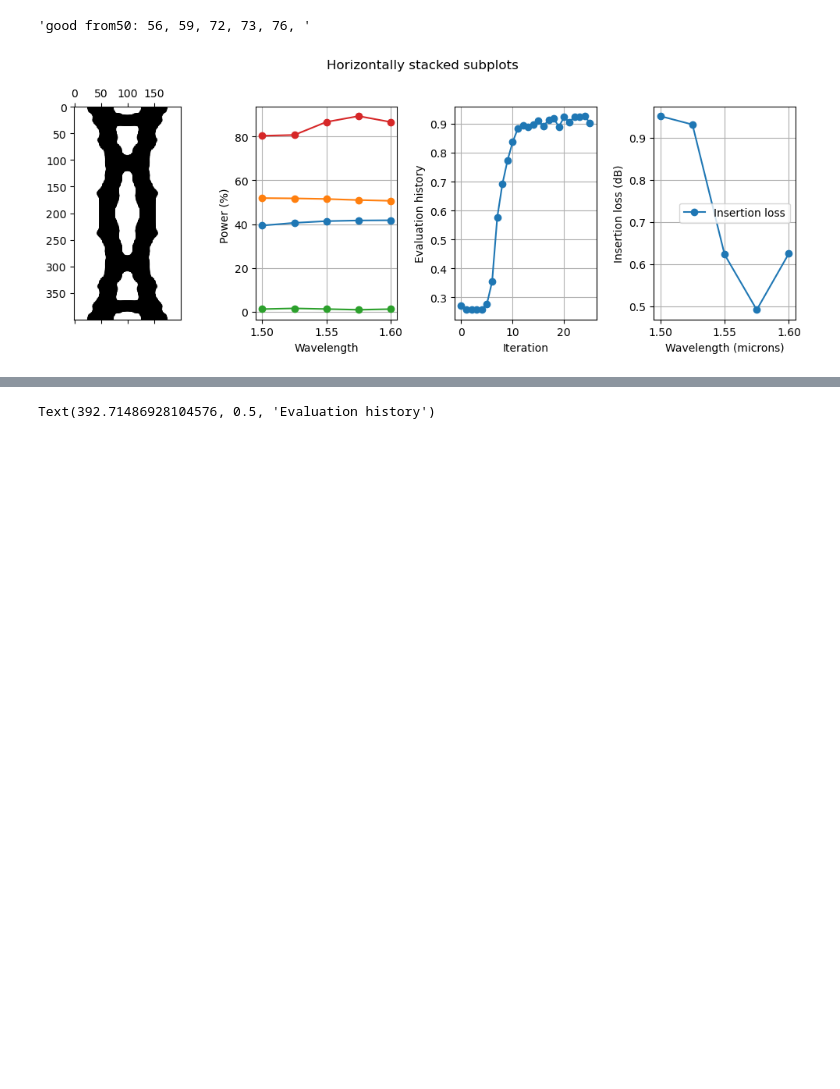
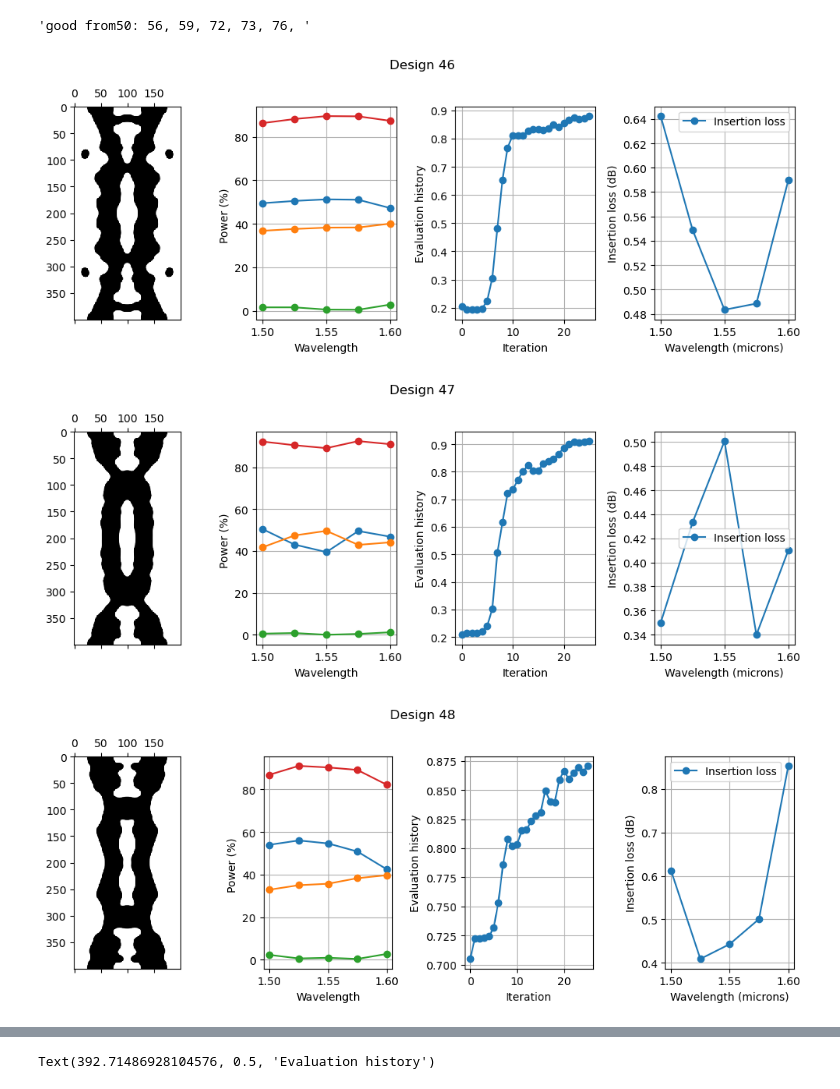
Before and after one commit to satadrudas/Nanophotonic_Design_Optimization_Using_Ising_Machine, a Jupyter notebook: MEEP codes/DC_2D_Dataset_generation/generated_design_verification2.ipynb, the cells around one changed output, grey strips where cells are left out. Cells and saved outputs as stored; diff of their text form; code cells hidden in the pictures; blank space fills up the shorter version.

```diff
--- a/MEEP codes/DC_2D_Dataset_generation/generated_design_verification2.ipynb
+++ b/MEEP codes/DC_2D_Dataset_generation/generated_design_verification2.ipynb
@@ -297,36 +297,38 @@ ref_profile = design[11]#np.abs(ref_coef) **2 / input_flux
 #des=np.load('/home/satadru/Nanophotonic_Design_Optimization_Using_Ising_Machine/MEEP codes/DC_2D_Dataset_generation/20.npy')
 #design[0]=mapping(des, eta_i, 10).reshape(400, 200)
 # %%
-for i in range(55, 56):
+for i in range(46, 57):
 
     #design= np.load("optimized_designs/design_data" + str(i) + ".npy" ,allow_pickle=True)
     #design= np.load("mixed_optimized_designs/gen_design_data" + str(i) + ".npy" ,allow_pickle=True)#584
     design= np.load("mixed_optimized_designs2/gen_design_data" + str(i) + ".npy" ,allow_pickle=True)
 
     fig, (ax1, ax2, ax3,ax4) = plt.subplots(1, 4, figsize=(10,4),tight_layout=True)
-    fig.suptitle('Horizontally stacked subplots')
+    fig.suptitle('Design '+ str(i))
     #fig.tight_layout()
     ax1.matshow(design[0], cmap='gray_r')
 
     ax2.plot(1/frequencies,design[9]*100,'-o' ,label = 'Top Arm Output')
     ax2.plot(1/frequencies,design[10]*100,'-o',label = 'Bottom Arm Output')
     ax2.plot(1/frequencies,(design[11])*100,'-o',label = 'Input arm reflected')
 
-    ax2.plot(1/frequencies,(top_profile + bottom_profile)*100,'-o',label = 'Net output power (%)')
+    ax2.plot(1/frequencies,(design[9] + design[10])*100,'-o',label = 'Net output power (%)')
     ax2.grid(True)
     ax2.set_xlabel('Wavelength')
     ax2.set_ylabel('Power (%) ')
     #ax2.legend()
 
     ax3.plot(design[6],'o-')
     ax3.grid(True)
     ax3.set_xlabel('Iteration')
     ax3.set_ylabel('Evaluation history')
 
-    ax4.plot(1/frequencies,-10 * np.log10(top_profile + bottom_profile),'-o' ,label = 'Insertion loss')
+    ax4.plot(1/frequencies,-10 * np.log10(design[9] + design[10]),'-o' ,label = 'Insertion loss')
     ax4.legend()
     ax4.grid(True)
     ax4.set_xlabel('Wavelength (microns)')
     ax4.set_ylabel('Insertion loss (dB)')
 # %% [output]
-[figure, old version]
+[figure, new version]
+[figure, added]
+[figure, added]
```
Also changed, not shown: parts of 1 cell of this notebook.
